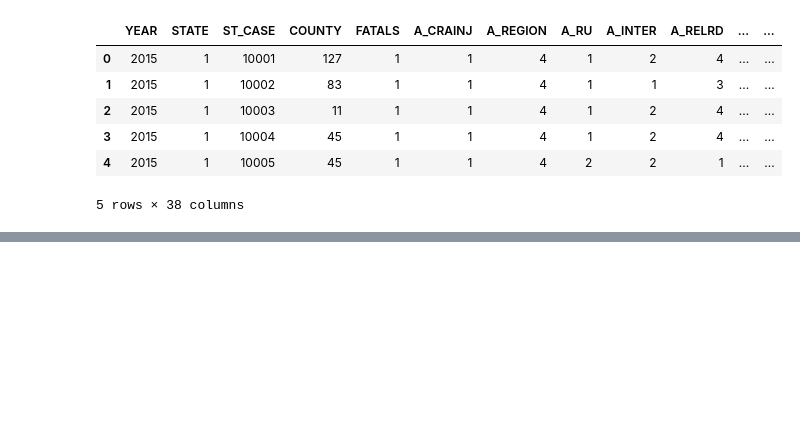
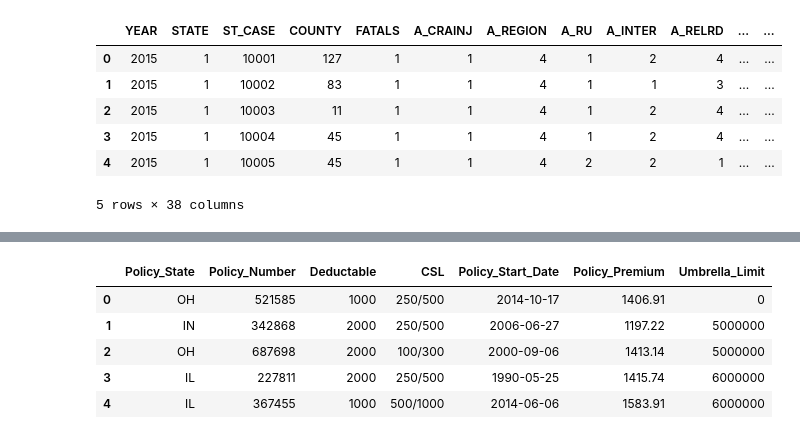
Before and after one commit to aftheiss/Auto-Collision-ETL, a Jupyter notebook: auto_collision.ipynb, the cells around one changed output, grey strips where cells are left out. Drawn from its saved outputs; the diff is of its cells as text; code cells hidden in the pictures; blank space fills up the shorter version.

```diff
--- a/auto_collision.ipynb
+++ b/auto_collision.ipynb
@@ -30,0 +64,20 @@ accident_df.head()
+# %%
+insurance_policy = ["policy_state", "policy_number", "policy_deductable", "policy_csl", "policy_bind_date", "policy_annual_premium", "umbrella_limit"]
+insurance_policy_df = claims_df[insurance_policy].copy()
+
+insurance_policy_df = insurance_policy_df.rename(columns={"policy_state": "Policy_State",
+                                   "policy_number": "Policy_Number",
+                                   "policy_deductable": "Deductable",
+                                   "policy_csl": "CSL",
+                                   "policy_bind_date": "Policy_Start_Date",
+                                   "policy_annual_premium": "Policy_Premium",
+                                   "umbrella_limit": "Umbrella_Limit"})
+
+insurance_policy_df.head()
+# %% [output]
+|  | Policy_State | Policy_Number | Deductable | CSL | Policy_Start_Date | Policy_Premium | Umbrella_Limit |
+| 0 | OH | 521585 | 1000 | 250/500 | 2014-10-17 | 1406.91 | 0 |
+| 1 | IN | 342868 | 2000 | 250/500 | 2006-06-27 | 1197.22 | 5000000 |
+| 2 | OH | 687698 | 2000 | 100/300 | 2000-09-06 | 1413.14 | 5000000 |
+| 3 | IL | 227811 | 2000 | 250/500 | 1990-05-25 | 1415.74 | 6000000 |
+| 4 | IL | 367455 | 1000 | 500/1000 | 2014-06-06 | 1583.91 | 6000000 |
```
Also changed, not shown: parts of 6 cells of this notebook.
